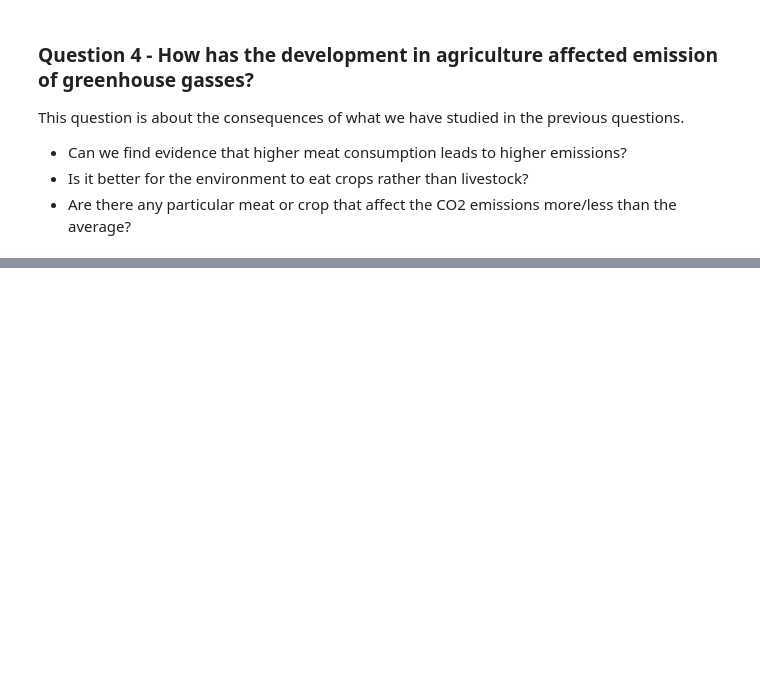
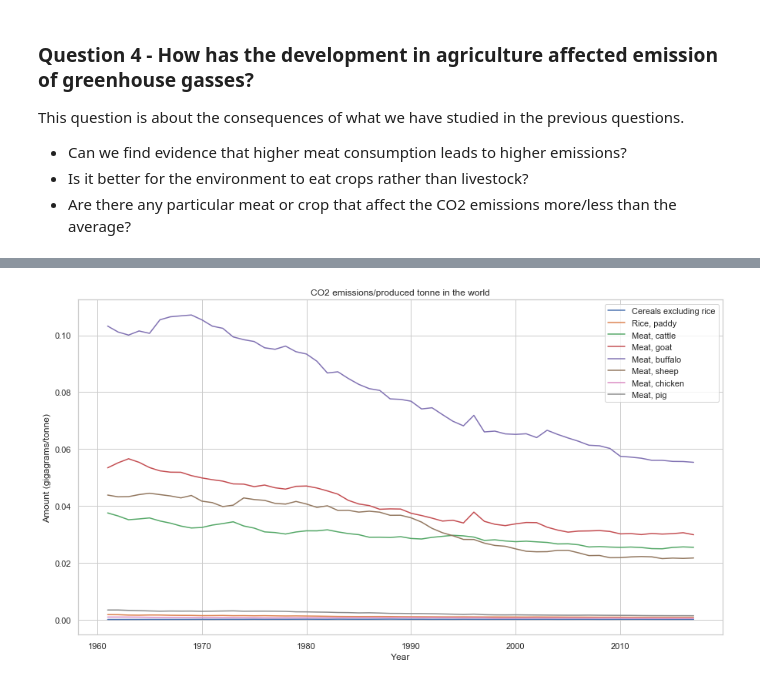
Before and after one commit to theodorhusefest/ADA-2019-project1-sovellettu-tiedon-analysoint, a Jupyter notebook: milestone_3.ipynb, the cells around one changed output, grey strips where cells are left out. Cells and saved outputs as stored; diff of their text form; code cells hidden in the pictures; blank space fills up the shorter version.

```diff
--- a/milestone_3.ipynb
+++ b/milestone_3.ipynb
@@ -223,0 +289,20 @@ This question is about the consequences of what we have studied in the previous
+# %%
+world_categorized_emissions = pd.read_pickle(data_path + 'world_categorized_emissions.pkl')
+world_categorized_production = pd.read_pickle(data_path + 'world_categorized_production.pkl')
+# %%
+# Plot how much each type of meat emits for every tonne produced
+fig = plt.figure(figsize = (15,8))
+
+for item in world_categorized_emissions.Item.unique():
+    plt.plot(world_categorized_emissions[world_categorized_emissions['Item'] == item].Year.values,
+             world_categorized_emissions[world_categorized_emissions['Item'] == item].Value.values
+             /(world_categorized_production[world_categorized_production['Item'] == item].Value.values))
+
+plt.legend(world_categorized_emissions.Item.unique())
+
+plt.title('CO2 emissions/produced tonne in the world')
+plt.xlabel('Year')
+plt.ylabel('Amount (gigagrams/tonne)')
+plt.show()
+# %% [output]
+[figure, added]
```
Also changed, not shown: parts of 9 cells of this notebook, 4 other files.
